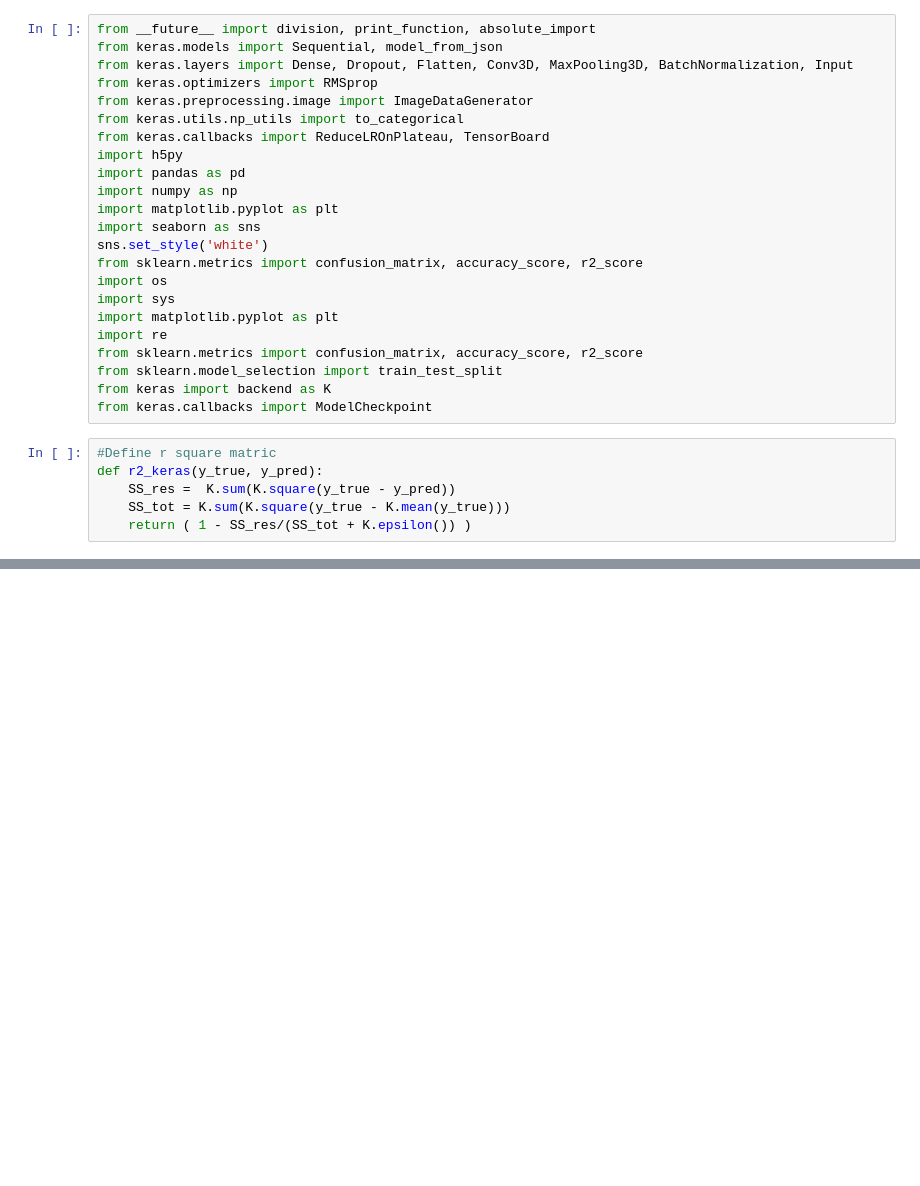
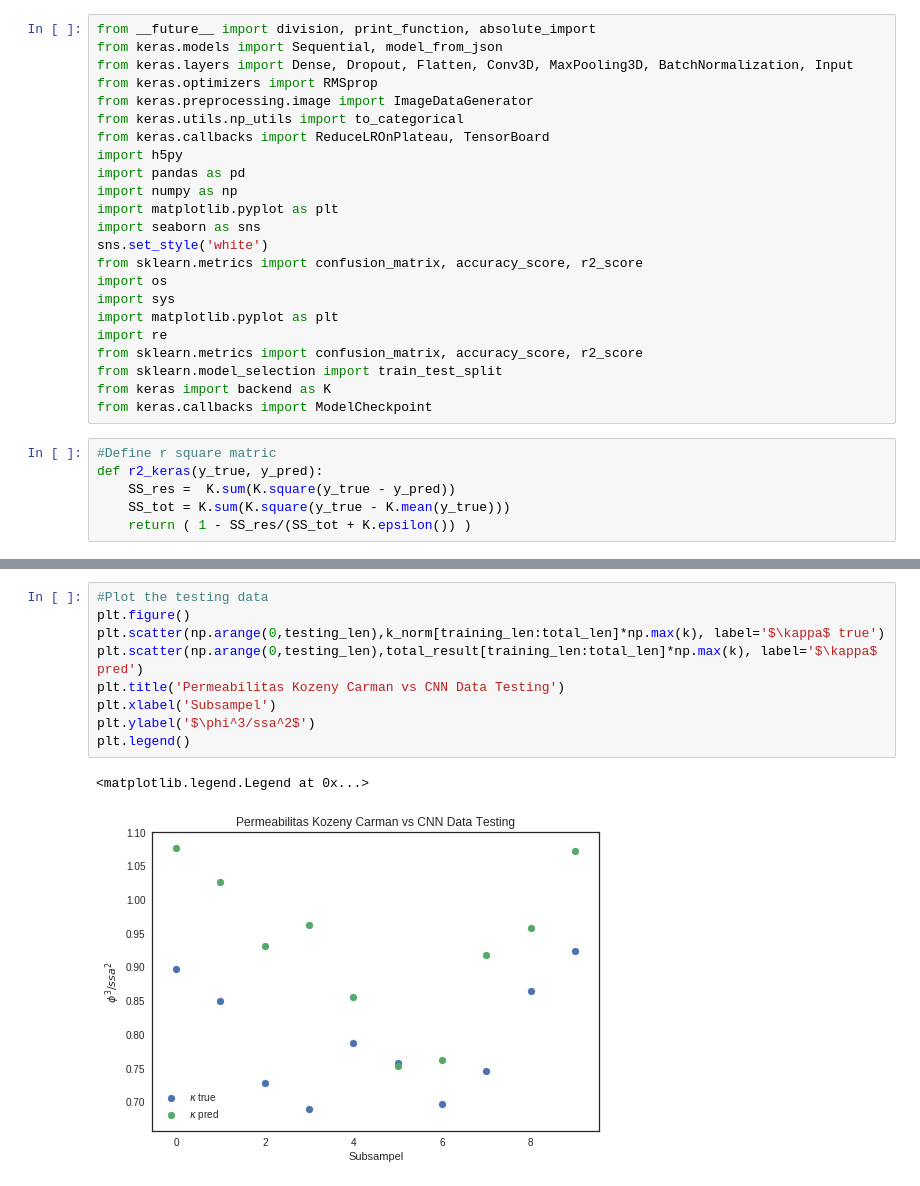
Before and after one commit to fajarwr/CNN_3D_Permaebility, a Jupyter notebook: CNN_3D_Permeability.ipynb, the cells around one changed output, grey strips where cells are left out. Drawn from its saved outputs; the diff is of its cells as text; blank space fills up the shorter version.

```diff
--- a/CNN_3D_Permeability.ipynb
+++ b/CNN_3D_Permeability.ipynb
@@ -53,0 +235,12 @@ gdrive  sample_data
+# %%
+#Plot the testing data
+plt.figure()
+plt.scatter(np.arange(0,testing_len),k_norm[training_len:total_len]*np.max(k), label='$\kappa$ true')
+plt.scatter(np.arange(0,testing_len),total_result[training_len:total_len]*np.max(k), label='$\kappa$ pred')
+plt.title('Permeabilitas Kozeny Carman vs CNN Data Testing')
+plt.xlabel('Subsampel')
+plt.ylabel('$\phi^3/ssa^2$')
+plt.legend()
+# %% [output]
+<matplotlib.legend.Legend at 0x...>
+[figure, added]
```
Also changed, not shown: parts of 27 cells of this notebook.
